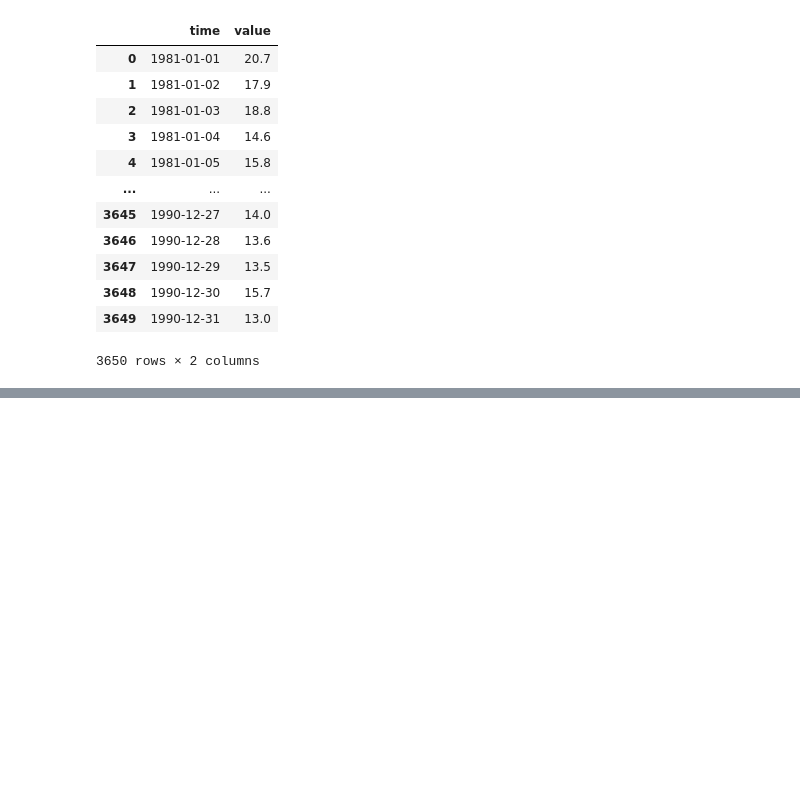
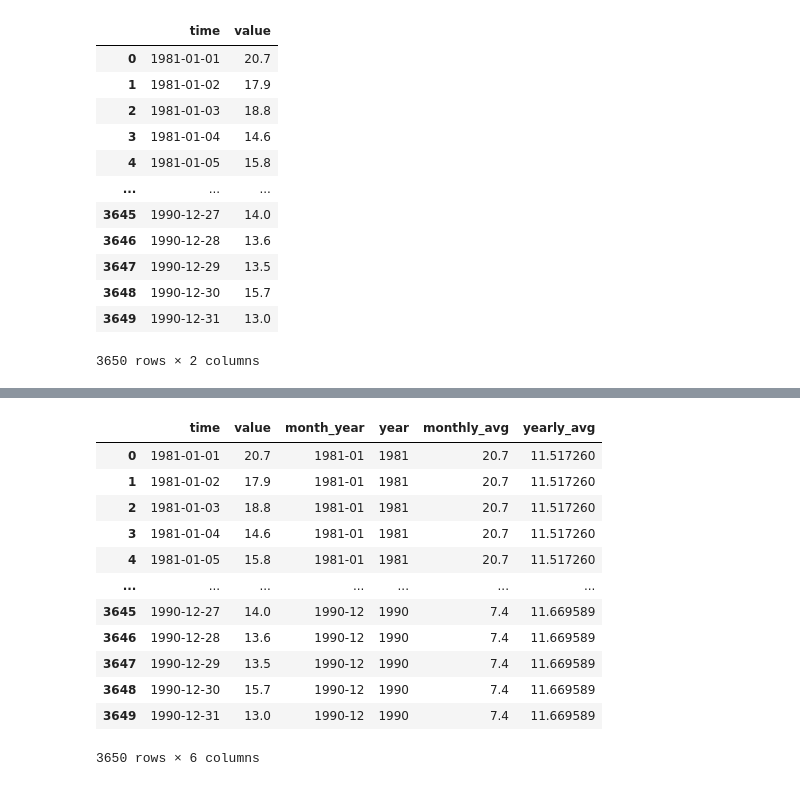
Before and after one commit to sharmeelee/Changepoint-Detection-Capstone, a Jupyter notebook: Datasets/katsExploration-MinimumTemp.ipynb, the cells around one changed output, grey strips where cells are left out. Cells and saved outputs as stored; diff of their text form; code cells hidden in the pictures; blank space fills up the shorter version.

```diff
--- a/Datasets/katsExploration-MinimumTemp.ipynb
+++ b/Datasets/katsExploration-MinimumTemp.ipynb
@@ -62,3 +138,22 @@ changepoints = detector.detector(
+# %%
+#add monthly avg and year to df
+df_new = pd.merge(df, df_agg, on ='month_year', how ='outer')
+df_new2 = pd.merge(df_new, df_year, on = 'year', how = 'outer')
+df_new2
+# %% [output]
+|  | time | value | month_year | year | monthly_avg | yearly_avg |
+| 0 | 1981-01-01 | 20.7 | 1981-01 | 1981 | 20.7 | 11.517260 |
+| 1 | 1981-01-02 | 17.9 | 1981-01 | 1981 | 20.7 | 11.517260 |
+| 2 | 1981-01-03 | 18.8 | 1981-01 | 1981 | 20.7 | 11.517260 |
+| 3 | 1981-01-04 | 14.6 | 1981-01 | 1981 | 20.7 | 11.517260 |
+| 4 | 1981-01-05 | 15.8 | 1981-01 | 1981 | 20.7 | 11.517260 |
+| ... | ... | ... | ... | ... | ... | ... |
+| 3645 | 1990-12-27 | 14.0 | 1990-12 | 1990 | 7.4 | 11.669589 |
+| 3646 | 1990-12-28 | 13.6 | 1990-12 | 1990 | 7.4 | 11.669589 |
+| 3647 | 1990-12-29 | 13.5 | 1990-12 | 1990 | 7.4 | 11.669589 |
+| 3648 | 1990-12-30 | 15.7 | 1990-12 | 1990 | 7.4 | 11.669589 |
+| 3649 | 1990-12-31 | 13.0 | 1990-12 | 1990 | 7.4 | 11.669589 |
+3650 rows × 6 columns
 # %%
 import matplotlib.pyplot as plt
 
```
Also changed, not shown: parts of 6 cells of this notebook.
